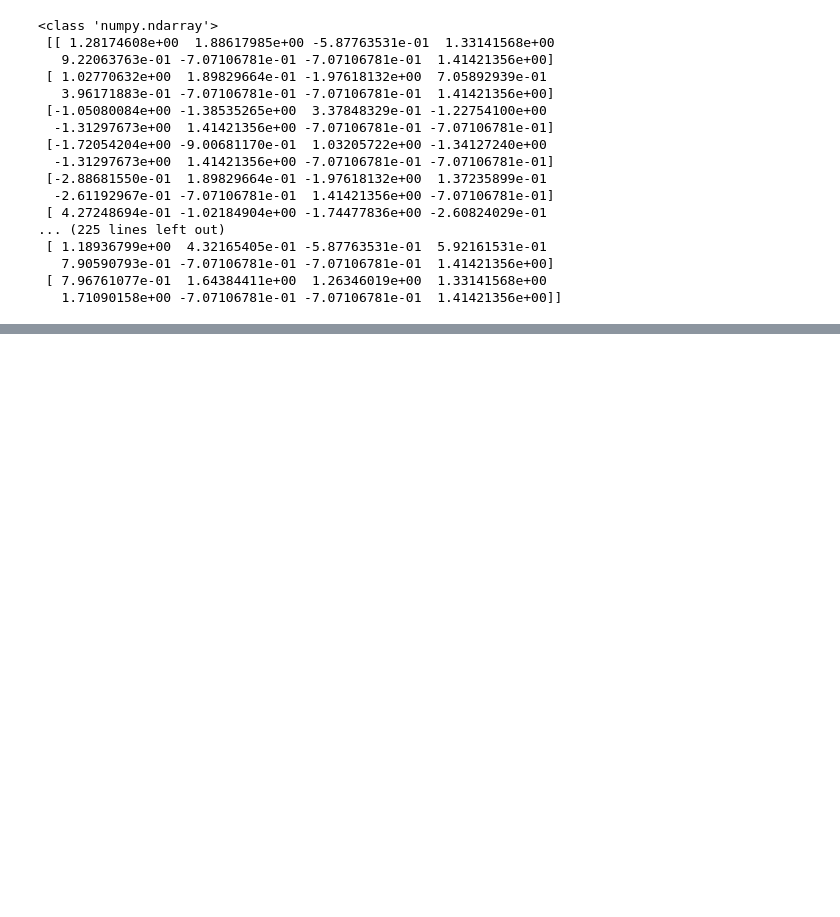
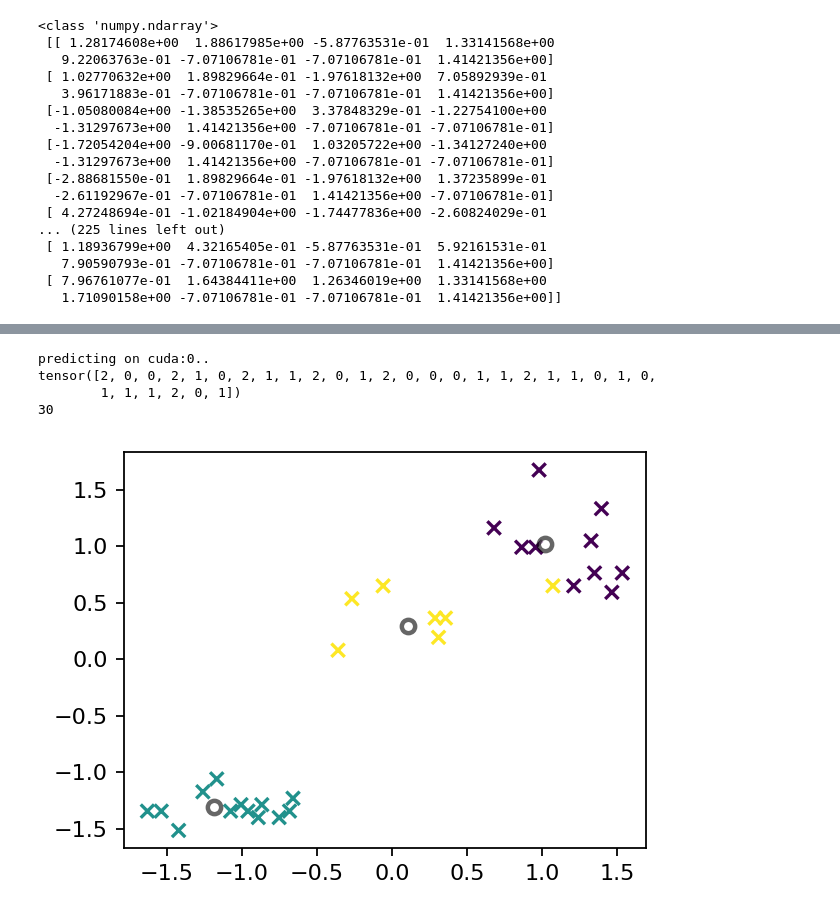
Before and after one commit to freshmea/chungnam_chatbot, a Jupyter notebook: pytorch/torch41.ipynb, the cells around one changed output, grey strips where cells are left out. Saved outputs shown, nothing was run; the diff lists cells and outputs as text; code cells hidden in the pictures; blank space fills up the shorter version.

Commit message:
kmeans torch

```diff
--- a/pytorch/torch41.ipynb
+++ b/pytorch/torch41.ipynb
@@ -106,6 +106,8 @@ print(type(x_scaled), "\n", x_scaled)
 # 6 to tensor
 x = torch.from_numpy(x_scaled).to(device)
 y = torch.from_numpy(y_scaled).to(device)
+x = x[:, :5]
+y = y[:, :5]
 print(type(x), "\n", x.size(), "\n", y.size(), x)
 # %% [output]
 <class 'torch.Tensor'>
@@ -127,0 +130,9 @@ print(type(x), "\n", x.size(), "\n", y.size(), x)
+# %%
+# 7 kmeans
+num_clusters = 3
+cluster_ids_x, cluster_centers = kmeans(
+    X=x, num_clusters=num_clusters, distance="euclidean", device=device
+)
+
+print(cluster_ids_x)
+print(cluster_centers)
@@ -127,0 +150,34 @@ print(type(x), "\n", x.size(), "\n", y.size(), x)
+# %%
+# 8 predict
+cluster_ids_y = kmeans_predict(y, cluster_centers, "euclidean", device=device)
+print(cluster_ids_y)
+print(len(cluster_ids_y))
+# %% [output]
+predicting on cuda:0..
+tensor([2, 0, 0, 2, 1, 0, 2, 1, 1, 2, 0, 1, 2, 0, 0, 0, 1, 1, 2, 1, 1, 0, 1, 0,
+        1, 1, 1, 2, 0, 1])
+30
+# %%
+# 9 plot
+import matplotlib.pyplot as plt
+
+y = y.to("cpu")
+cluster_centers = cluster_centers.to("cpu")
+cluster_ids_y = cluster_ids_y.to("cpu")
+
+plt.figure(figsize=(4, 3), dpi=160)
+plt.scatter(y[:, 0], y[:, 3], c=cluster_ids_y, cmap="viridis", marker="x")
+
+plt.scatter(
+    cluster_centers[:, 0],
+    cluster_centers[:, 3],
+    c="white",
+    alpha=0.6,
+    edgecolors="black",
+    linewidths=2,
+)
+
+plt.tight_layout()
+plt.show()
+# %% [output]
+[figure, added]
```
Also changed, not shown: parts of 2 cells of this notebook, 1 other file.
